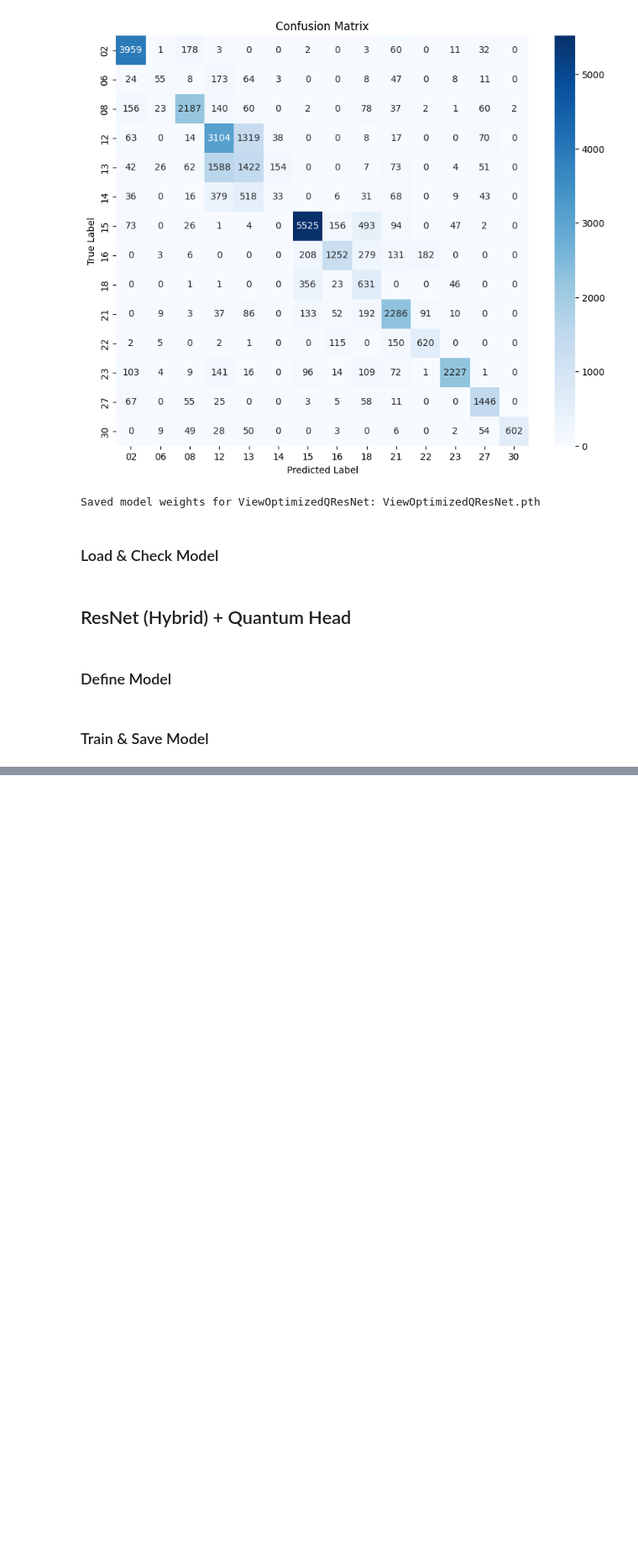
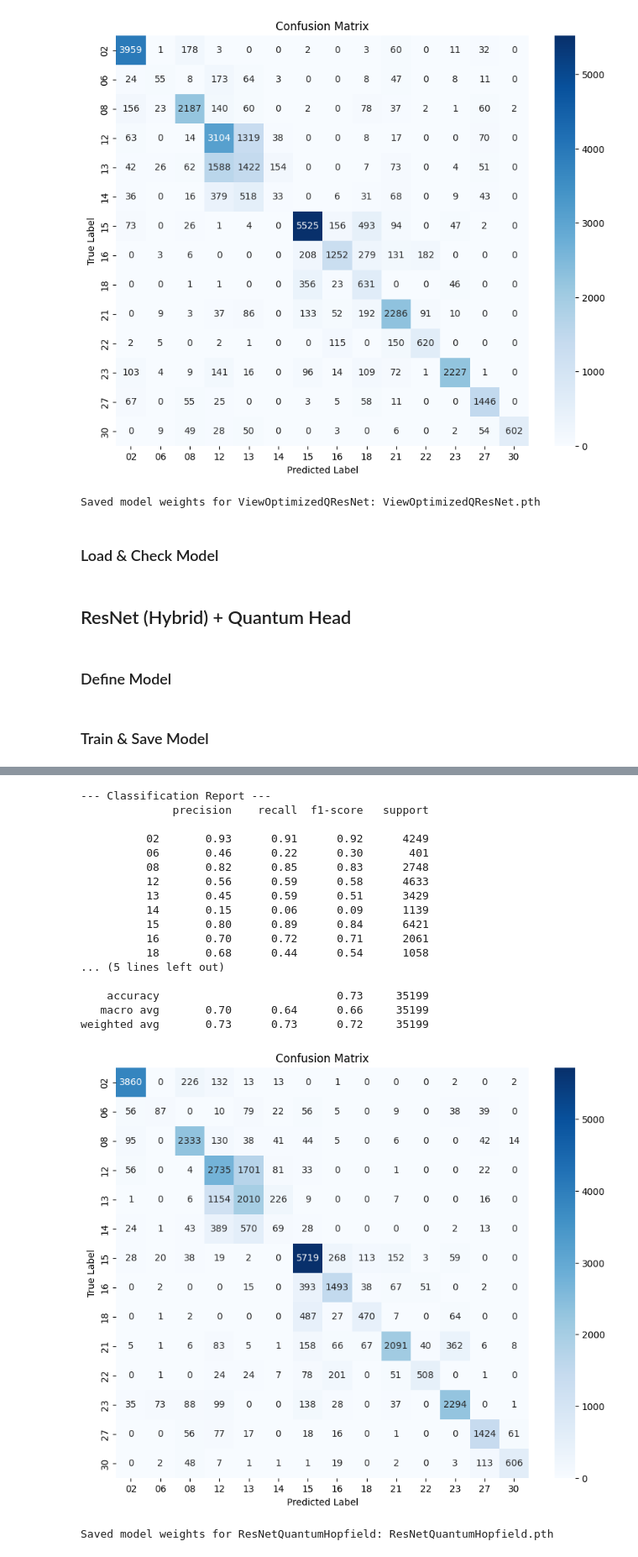
Before and after one commit to MihaiUM2001/CardioQML, a Jupyter notebook: ViewClassification.ipynb, the cells around one changed output, grey strips where cells are left out. Shown at 84% size. Saved outputs shown, nothing was run; the diff lists cells and outputs as text; code cells hidden in the pictures; blank space fills up the shorter version.

```diff
--- a/ViewClassification.ipynb
+++ b/ViewClassification.ipynb
@@ -1665,0 +1938,25 @@ save_model(trained_model_qresnetqhead, model_path_qresnetqhead, model_name_qresn
+# %%
+evaluate_model(trained_model_qhopfield, test_loader, base_dataset.classes)
+# %% [output]
+--- Classification Report ---
+              precision    recall  f1-score   support
+
+          02       0.93      0.91      0.92      4249
+          06       0.46      0.22      0.30       401
+          08       0.82      0.85      0.83      2748
+          12       0.56      0.59      0.58      4633
+          13       0.45      0.59      0.51      3429
+          14       0.15      0.06      0.09      1139
+          15       0.80      0.89      0.84      6421
+          16       0.70      0.72      0.71      2061
+          18       0.68      0.44      0.54      1058
+... (5 lines left out)
+
+    accuracy                           0.73     35199
+   macro avg       0.70      0.64      0.66     35199
+weighted avg       0.73      0.73      0.72     35199
+[figure, added]
+# %%
+save_model(trained_model_qhopfield, model_path_qhopfield, model_name_qhopfield)
+# %% [output]
+Saved model weights for ResNetQuantumHopfield: ResNetQuantumHopfield.pth
```
Also changed, not shown: parts of 12 cells of this notebook.
